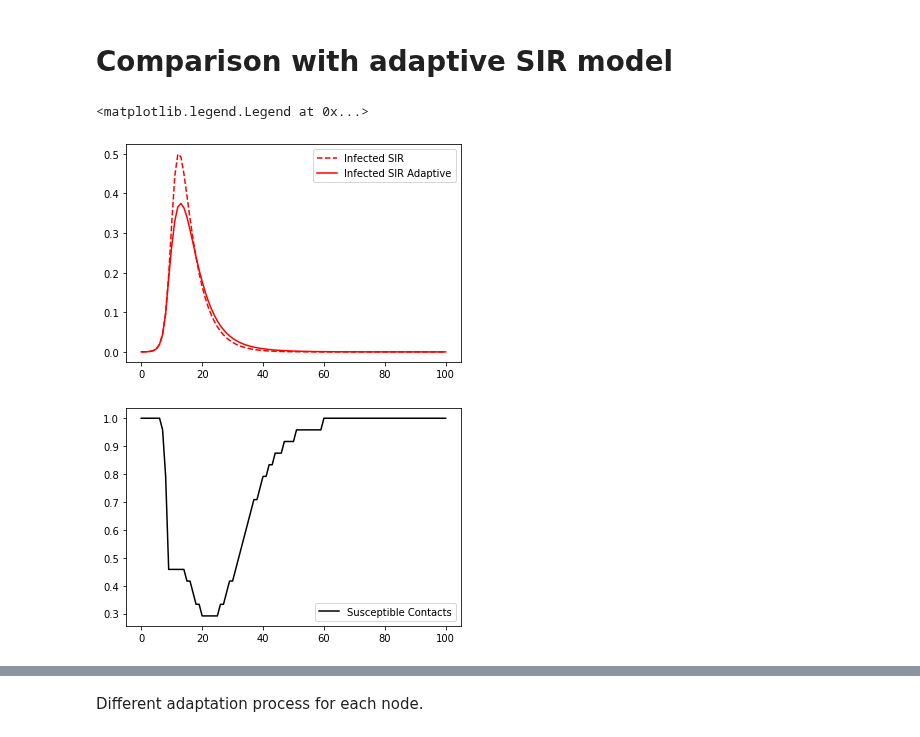
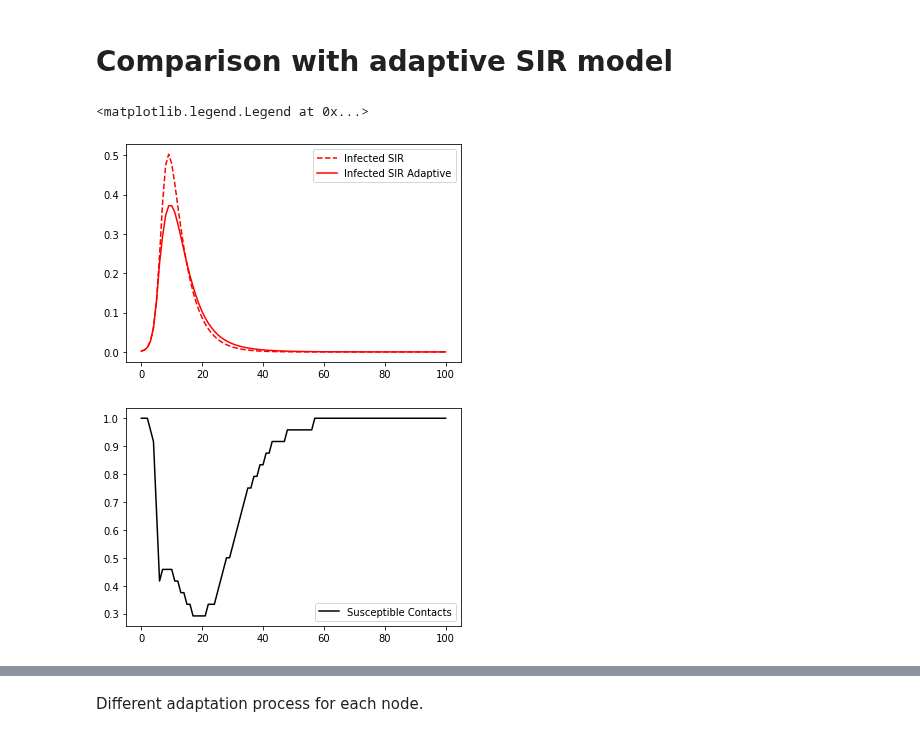
Before and after one commit to JimmyCalvoMonge/AdaptiveNetworks, a Jupyter notebook: network_experiments.ipynb, the cells around one changed output, grey strips where cells are left out. Saved outputs shown, nothing was run; the diff lists cells and outputs as text; code cells hidden in the pictures.

```diff
--- a/network_experiments.ipynb
+++ b/network_experiments.ipynb
@@ -972,7 +965,7 @@ The probability of rewiring each edge
 from SIR_adaptive import RunAdaptiveSim, SIRB
 # %%
 # Initial conditions
-s0 = 9999
+s0 = 499
 i0 = 1
 r0 = 0
 n = s0 + i0 + r0
@@ -1010,34 +1003,34 @@ s, i, r, ctime = RunAdaptiveSim(s0, i0, r0,
 
 s1, i1, r1 = SIRB([s0, i0, r0],
                   [Lambda, Mu], [Beta, Gamma],
                   [ctime[0], ci, cr],
                   [0, tft+1], steps=None)
 
 ctime = [c/maxcr for c in ctime]
 i = [ii/n for ii in i]
 i1 = [ii1/n for ii1 in i1]
 
 # plt.figure()
 # plt.plot(s1,'#5E81B5', linestyle='dashed', label="Susceptibles SIR")
 # plt.plot(s,'#5E81B5', label="Susceptibles SIR Adaptive")
 # plt.legend(loc="upper right")
 
 plt.figure()
 plt.plot(i1,'red', linestyle='dashed', label="Infected SIR")
 plt.plot(i,'red', label="Infected SIR Adaptive")
 plt.legend(loc="upper right")
 
 # plt.figure()
 # plt.plot(r1,'-k', linestyle='dashed', label="Recovered SIR")
 # plt.plot(r,'-k', label="Recovered SIR Adaptive")
 # plt.legend(loc="upper right")
 
 plt.figure()
 plt.plot(ctime,'-k', label="Susceptible Contacts")
 plt.legend(loc="lower right")
 # %% [output]
 <matplotlib.legend.Legend at 0x...>
-[figure, old version]
+[figure, new version]
-[figure, old version]
+[figure, new version]
 # %%
 bepidist = pd.read_csv('./Data/ExampleNetworkNodes_bepidist.csv')
```
Also changed, not shown: parts of 14 cells of this notebook, 4 other files.
